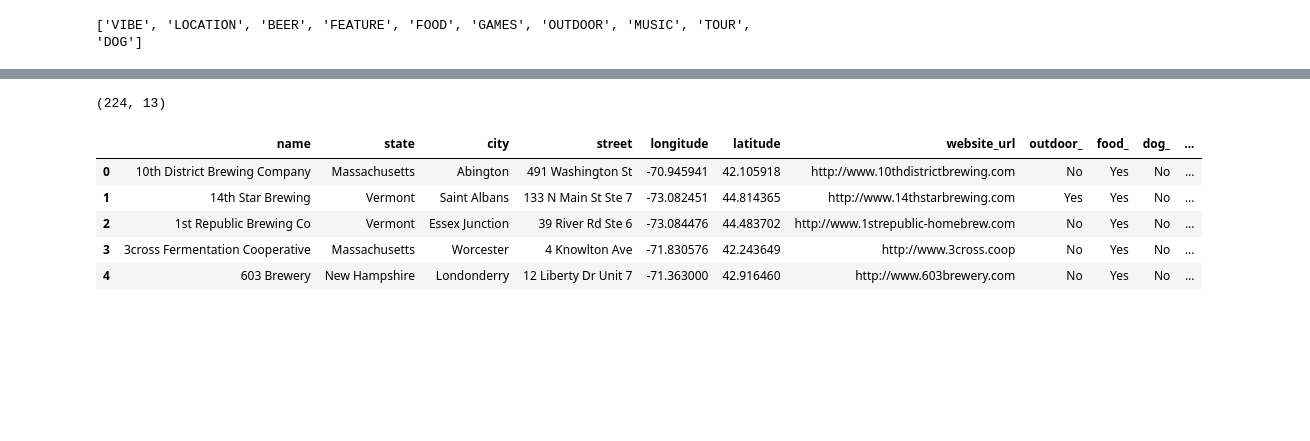
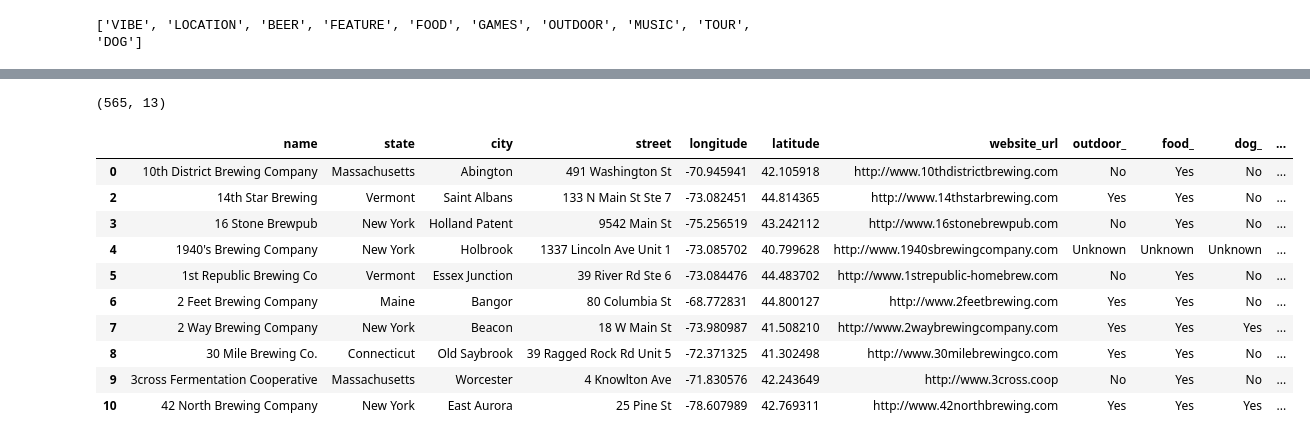
Before and after one commit to data-sandbox/nlp-brewer-finder, a Jupyter notebook: notebooks/04_Run_NLP_model.ipynb, the cells around one changed output, grey strips where cells are left out. Cells and saved outputs as stored; diff of their text form; code cells hidden in the pictures; blank space fills up the shorter version.

```diff
--- a/notebooks/04_Run_NLP_model.ipynb
+++ b/notebooks/04_Run_NLP_model.ipynb
@@ -111,19 +111,0 @@ brewery_features.tail(2)
-# %%
-# Merge any manually corrected lat lon corrections
-filepath = Path('../assets/breweries_manual_clean.csv')
-brewery_lat_lon = pd.read_csv(filepath)[['name', 'longitude', 'latitude']]
-# brewery_lat_lon.head()
-brewery_features = brewery_features.merge(brewery_lat_lon, on='name', how='left', suffixes=(None,'_x'))
-
-for index, row in brewery_features.iterrows():
-    if pd.isnull(row['latitude']):
-        brewery_features.at[index, 'latitude'] = brewery_features.at[index, 'latitude_x']
-        brewery_features.at[index, 'longitude'] = brewery_features.at[index, 'longitude_x']
-brewery_features = brewery_features.drop(columns = ['latitude_x', 'longitude_x'])
-print(f'Shape after merge: {brewery_features.shape}')
-brewery_features.tail(5)
-
-# Remove any remaining missing lat/lon
-brewery_features = brewery_features.dropna(subset=['latitude'])
-print(f'Shape after removing missing lat/lon: {brewery_features.shape}')
-brewery_features.head(5)
@@ -151,6 +137,6 @@ brewery_features.tail(2)
 # %%
 # Inspect individual brewery
 index = random.randint(0, brewery_features.shape[0])
-index = 111
+index = 241
 brewery_features.loc[index,'FOOD']
 # %% [output]
@@ -174,21 +160,23 @@ label_columns = [label.strip('_').upper() for label in filt_columns]
 min_reviews = 6 # min number of reviews to have confidence
 min_count = 2 # min count for specific label to say offering is available
 
-# if label = dog
-# check if 'no dogs'
-# if no dogs > min count, assign no?
+# Matches to remove. Note e.g. 'no dogs' match does NOT also include a second
+# match on 'dog' because the 'no dogs' match rule comes after
+# TODO handle beer names like 'Old Brown Dog'
+stopwords = ['no dogs']
 
 for index, row in brewery_features.iterrows():
     for label, filter in zip(label_columns, filt_columns):
         counter = row[label]
-        ##
-        # print(counter)
-        # print(f"Counts: {row['review']}")
-        # if counter:
-        #     print(counter.most_common(1)[0][1])
-        #     print(len(counter))
-        ##
         if counter:
+            # remove stopwords
+            for word in stopwords:
+                if word in counter:
+                    print(f"Removing '{word}' from {index}: {counter}")
+                    counter.pop(word)
+            # print(counter)
+        if counter:
+            # evaluate if offering is present
             if (counter.most_common(1)[0][1] >= min_count
                 or len(counter) >= min_count):
                 brewery_features.at[index, filter] = 'Yes'
@@ -216,16 +212,21 @@ inspect.tail(10)
 # %%
 # Generate lighter dataframe for app deployment
 breweries_app = brewery_features.drop(['obdb_id', 'review'], axis=1).drop(labels, axis=1)
 print(breweries_app.shape)
-breweries_app.head()
+breweries_app.head(10)
 # %% [output]
-(224, 13)
+(565, 13)
 |  | name | state | city | street | longitude | latitude | website_url | outdoor_ | food_ | dog_ | ... |
 | 0 | 10th District Brewing Company | Massachusetts | Abington | 491 Washington St | -70.945941 | 42.105918 | http://www.10thdistrictbrewing.com | No | Yes | No | ... |
-| 1 | 14th Star Brewing | Vermont | Saint Albans | 133 N Main St Ste 7 | -73.082451 | 44.814365 | http://www.14thstarbrewing.com | Yes | Yes | No | ... |
-| 2 | 1st Republic Brewing Co | Vermont | Essex Junction | 39 River Rd Ste 6 | -73.084476 | 44.483702 | http://www.1strepublic-homebrew.com | No | Yes | No | ... |
-| 3 | 3cross Fermentation Cooperative | Massachusetts | Worcester | 4 Knowlton Ave | -71.830576 | 42.243649 | http://www.3cross.coop | No | Yes | No | ... |
-| 4 | 603 Brewery | New Hampshire | Londonderry | 12 Liberty Dr Unit 7 | -71.363000 | 42.916460 | http://www.603brewery.com | No | Yes | No | ... |
+| 2 | 14th Star Brewing | Vermont | Saint Albans | 133 N Main St Ste 7 | -73.082451 | 44.814365 | http://www.14thstarbrewing.com | Yes | Yes | No | ... |
+| 3 | 16 Stone Brewpub | New York | Holland Patent | 9542 Main St | -75.256519 | 43.242112 | http://www.16stonebrewpub.com | No | Yes | No | ... |
+| 4 | 1940's Brewing Company | New York | Holbrook | 1337 Lincoln Ave Unit 1 | -73.085702 | 40.799628 | http://www.1940sbrewingcompany.com | Unknown | Unknown | Unknown | ... |
+| 5 | 1st Republic Brewing Co | Vermont | Essex Junction | 39 River Rd Ste 6 | -73.084476 | 44.483702 | http://www.1strepublic-homebrew.com | No | Yes | No | ... |
+| 6 | 2 Feet Brewing Company | Maine | Bangor | 80 Columbia St | -68.772831 | 44.800127 | http://www.2feetbrewing.com | Yes | Yes | No | ... |
+| 7 | 2 Way Brewing Company | New York | Beacon | 18 W Main St | -73.980987 | 41.508210 | http://www.2waybrewingcompany.com | Yes | Yes | Yes | ... |
+| 8 | 30 Mile Brewing Co. | Connecticut | Old Saybrook | 39 Ragged Rock Rd Unit 5 | -72.371325 | 41.302498 | http://www.30milebrewingco.com | Yes | Yes | No | ... |
+| 9 | 3cross Fermentation Cooperative | Massachusetts | Worcester | 4 Knowlton Ave | -71.830576 | 42.243649 | http://www.3cross.coop | No | Yes | No | ... |
+| 10 | 42 North Brewing Company | New York | East Aurora | 25 Pine St | -78.607989 | 42.769311 | http://www.42northbrewing.com | Yes | Yes | Yes | ... |
 # %%
 # Inspect examples with 'Unknown' filter values
 inspect = breweries_app.query("food_ == 'Unknown'")
```
Also changed, not shown: parts of 14 cells of this notebook, 3 other files.
